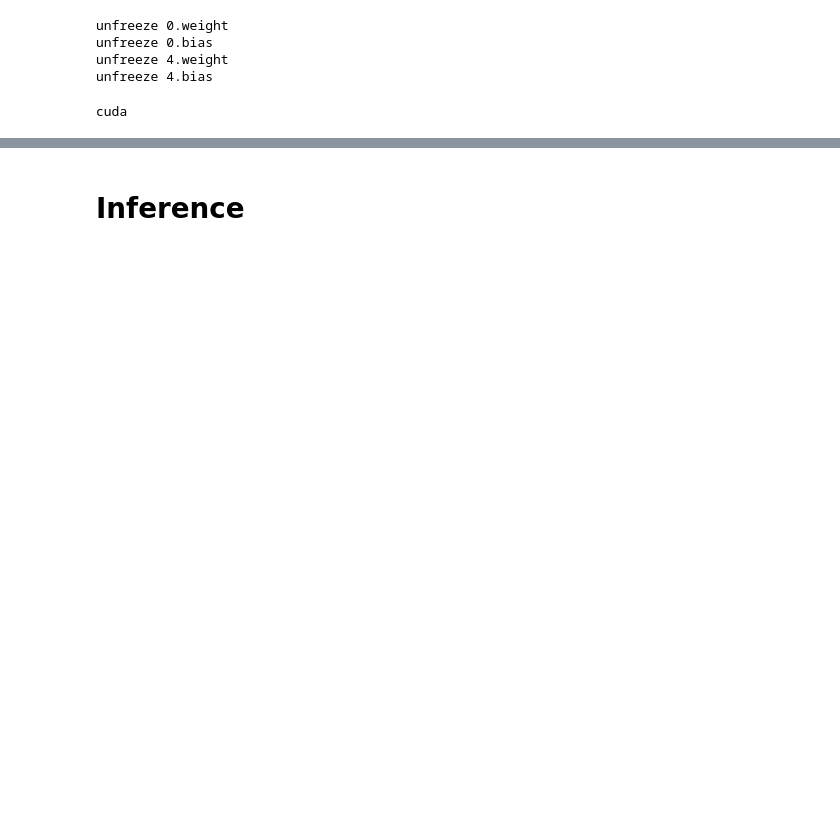
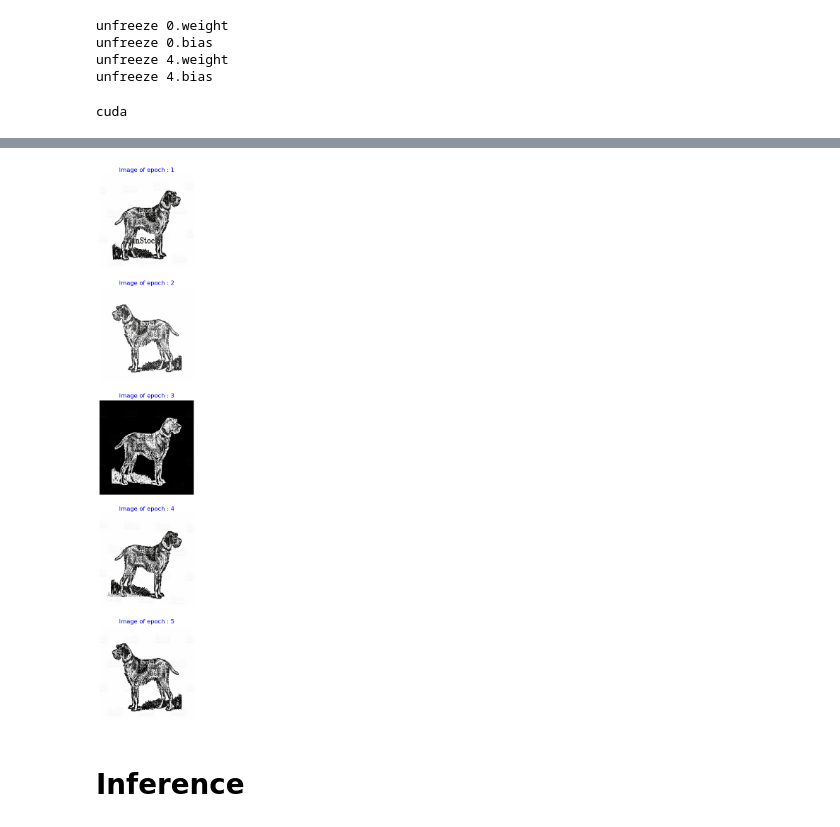
Before and after one commit to boostcampaitech7/level1-imageclassification-cv-18, a Jupyter notebook: taehan/baseline_code/data_argumentation_code.ipynb, the cells around one changed output, grey strips where cells are left out. Saved outputs shown, nothing was run; the diff lists cells and outputs as text; code cells hidden in the pictures; blank space fills up the shorter version.

```diff
--- a/taehan/baseline_code/data_argumentation_code.ipynb
+++ b/taehan/baseline_code/data_argumentation_code.ipynb
@@ -742,3 +750,21 @@ Epoch 6/30
+# %%
+plt.figure(figsize=(20, 20))
+for i in range(5):
+# OpenCV로 이미지 읽기 (BGR로 읽으므로 RGB로 변환)
+    image = cv2.imread(f"{i}epoch_image.jpg")
+    image = cv2.cvtColor(image, cv2.COLOR_BGR2RGB)
+
+
+    plt.subplot(5, 1, i+1)
+    plt.imshow(image)
+
+    plt.title(f"Image of epoch : {i+1}", color='blue', fontsize=12)
+
+    plt.axis('off')
+
+plt.show()
+# %% [output]
+[figure, added]
 # %% [markdown]
 # Inference
 # %%
```
Also changed, not shown: parts of 9 cells of this notebook.
